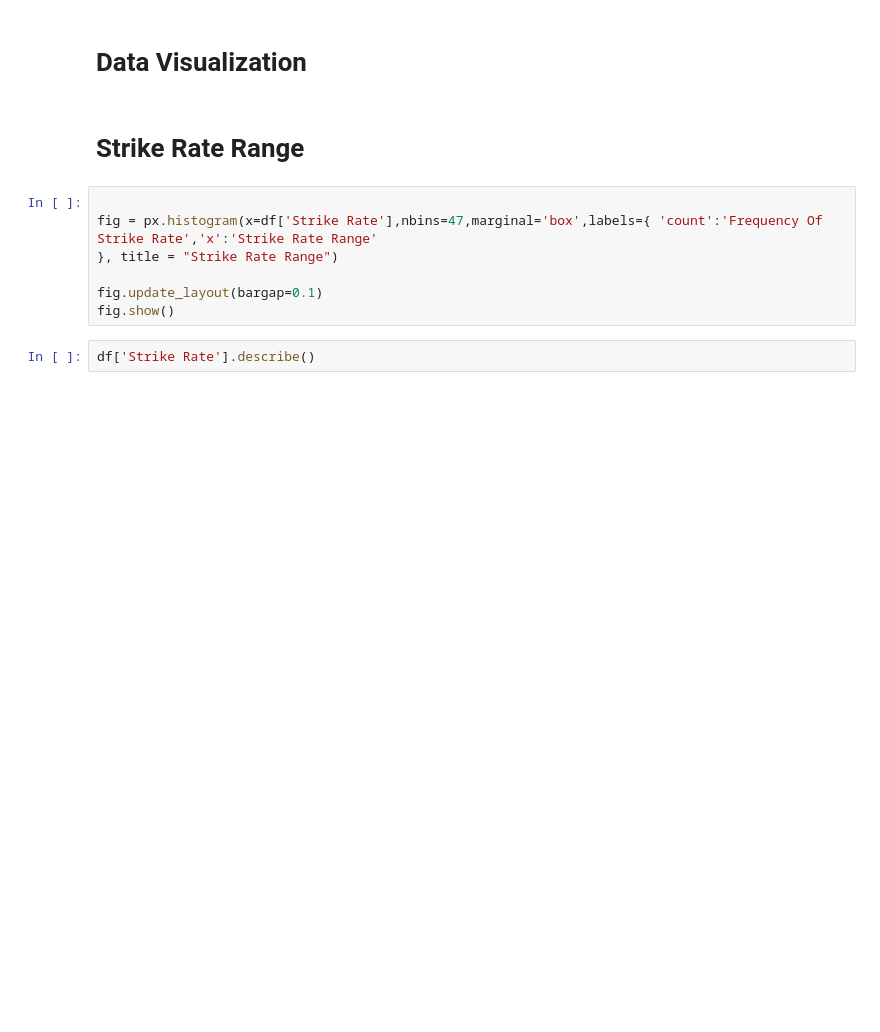
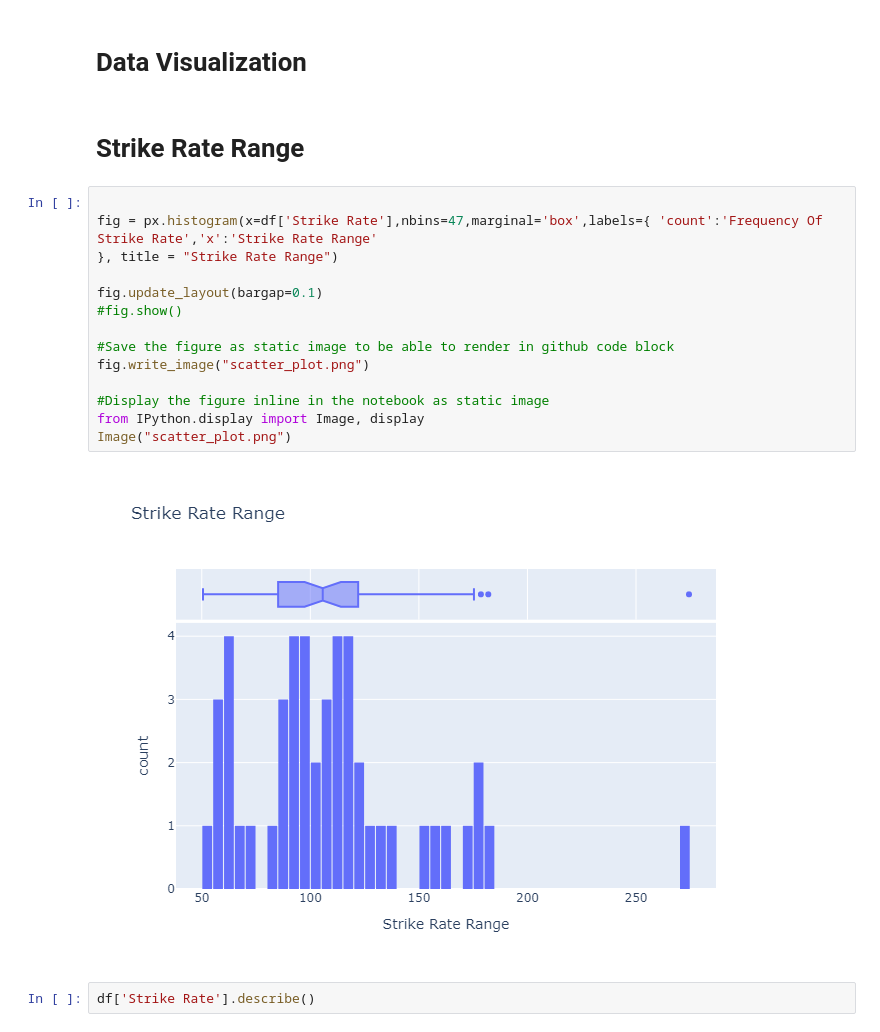
Before and after one commit to jawadwarsi/Kaggle-Notebooks, a Jupyter notebook: RohitSharma_Centuries_EDA/rohit-sharma-centuries-eda.ipynb, the cells around one changed output. Drawn from its saved outputs; the diff is of its cells as text; blank space fills up the shorter version.

Commit message:
Add Plotly graphs as static images

```diff
--- a/RohitSharma_Centuries_EDA/rohit-sharma-centuries-eda.ipynb
+++ b/RohitSharma_Centuries_EDA/rohit-sharma-centuries-eda.ipynb
@@ -139,10 +140,19 @@ array(['Lost', 'Won'], dtype=object)
 # %%
 
 fig = px.histogram(x=df['Strike Rate'],nbins=47,marginal='box',labels={ 'count':'Frequency Of Strike Rate','x':'Strike Rate Range'
 }, title = "Strike Rate Range")
 
 fig.update_layout(bargap=0.1)
-fig.show()
+#fig.show()
+
+#Save the figure as static image to be able to render in github code block
+fig.write_image("scatter_plot.png")
+
+#Display the figure inline in the notebook as static image
+from IPython.display import Image, display
+Image("scatter_plot.png")
+# %% [output]
+[figure, added]
 # %%
 df['Strike Rate'].describe()
 # %% [output]
```
Also changed, not shown: parts of 7 cells of this notebook, 4 other files.
